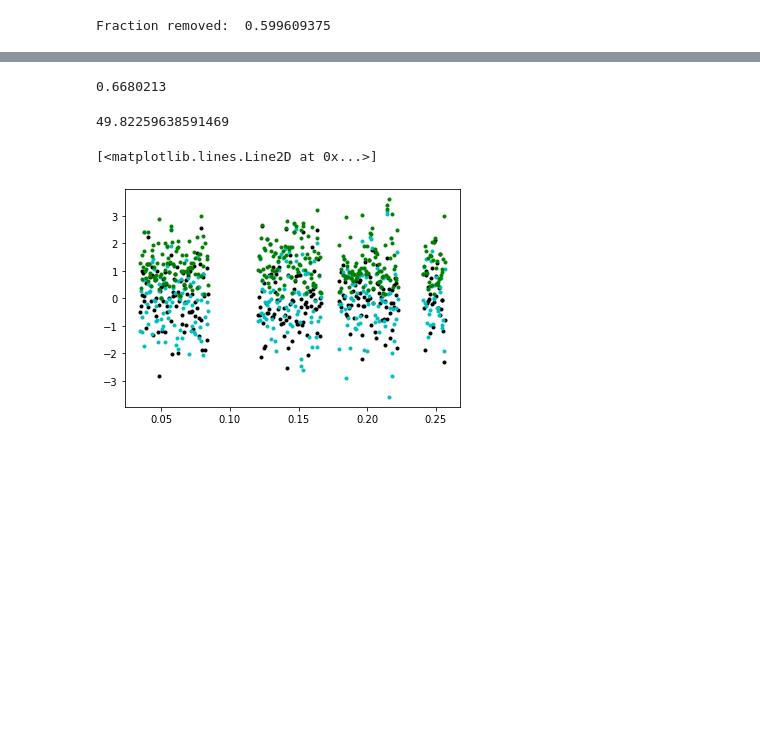
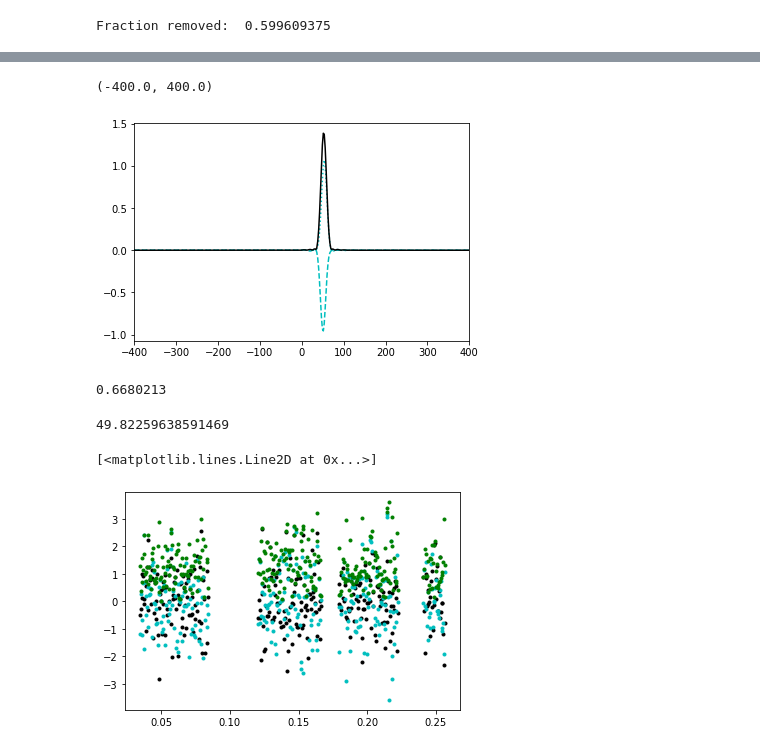
Before and after one commit to miguelcarcamov/csromer, a Jupyter notebook: simulated_test_regularlambda2-removechannels.ipynb, the cells around one changed output, grey strips where cells are left out. Cells and saved outputs as stored; diff of their text form; code cells hidden in the pictures; blank space fills up the shorter version.

```diff
--- a/simulated_test_regularlambda2-removechannels.ipynb
+++ b/simulated_test_regularlambda2-removechannels.ipynb
@@ -208,3 +210,16 @@ plt.xlim([-400,400])
+# %%
+gauss_rmtf = Gaussian(x=phi, fwhm=13.730)
+gauss_rmtf_array = gauss_rmtf.run(normalized=False)
+# %%
+F_convolved = sci_signal.convolve(X_recon, gauss_rmtf_array, mode='same', method='auto')# + residual
+# %%
+plt.plot(phi, F_convolved.real, 'c--', label=r"Real part")
+plt.plot(phi, F_convolved.imag, 'c:', label=r"Imaginary part")
+plt.plot(phi, np.abs(F_convolved), 'k-', label=r"Amplitude")
+plt.xlim([-400,400])
+# %% [output]
+(-400.0, 400.0)
+[figure, added]
 # %%
 np.max(np.abs(X_recon))
 # %% [output]
```
Also changed, not shown: parts of 13 cells of this notebook, 10 other files.
